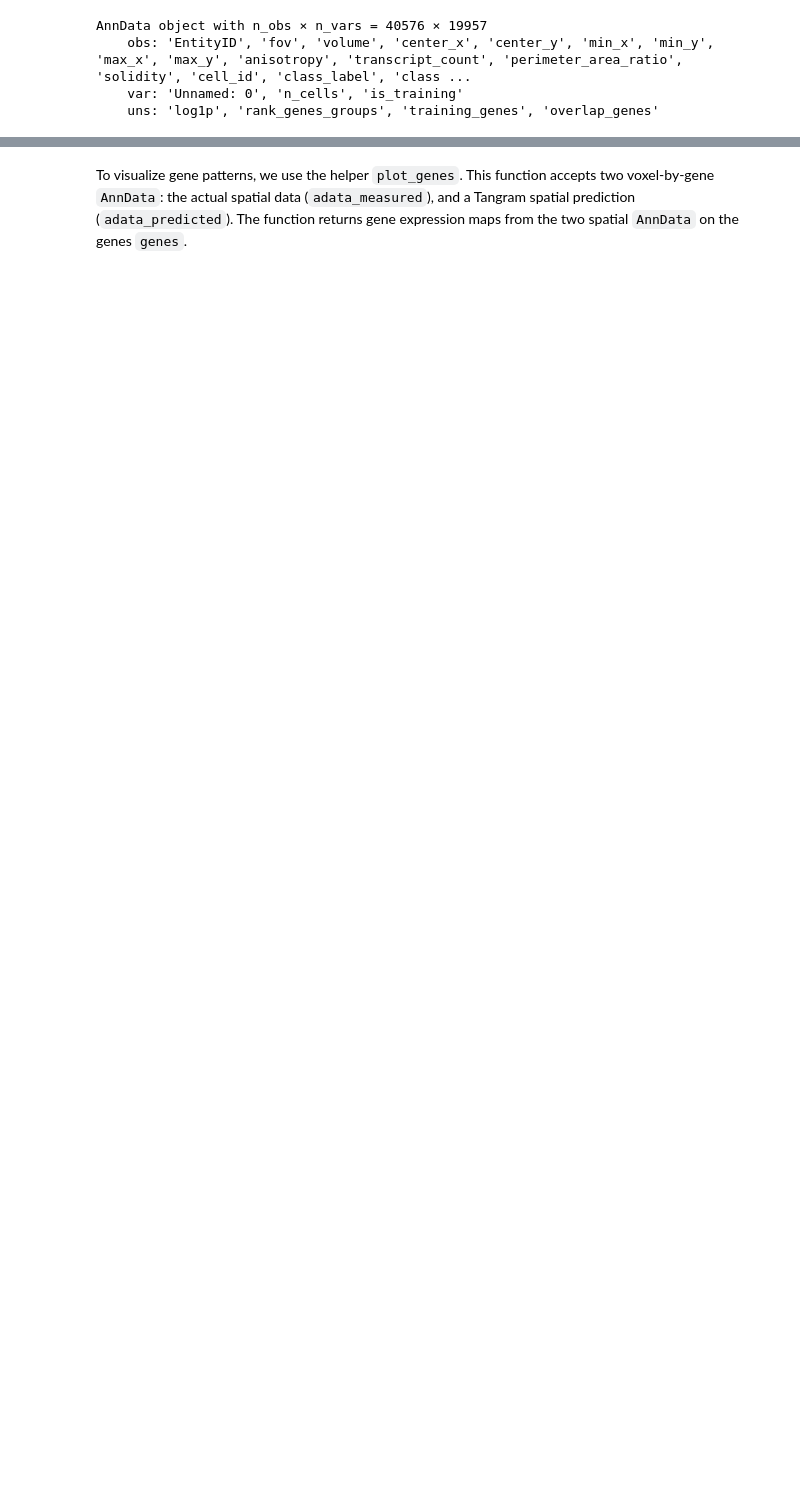
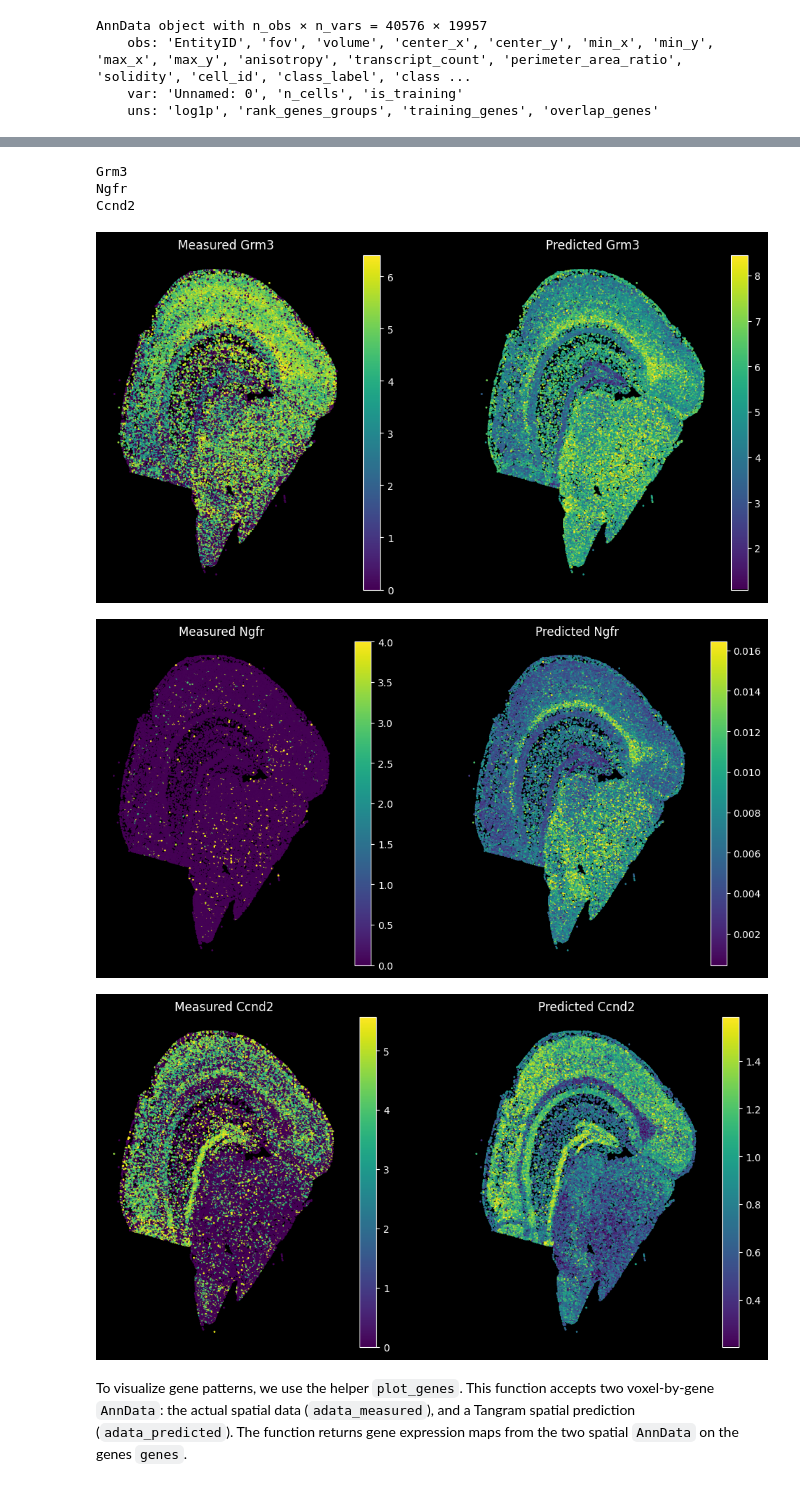
Before and after one commit to AmithH02/Spatial_Gene_Imputation, a Jupyter notebook: tangram_imputation.ipynb, the cells around one changed output, grey strips where cells are left out. Saved outputs shown, nothing was run; the diff lists cells and outputs as text; code cells hidden in the pictures; blank space fills up the shorter version.

Commit message:
Added expression plots and improved organisation

```diff
--- a/tangram_imputation.ipynb
+++ b/tangram_imputation.ipynb
@@ -314,0 +280,3 @@ ad_map.uns['train_genes_df']
+# %%
+ad_ge = sc.read("ad_ge.h5ad")
+# ad_ge.X = sparse.csr_matrix(ad_ge.X)
@@ -315,2 +317,35 @@ ad_map.uns['train_genes_df']
+# %%
+Gene_set = ['Grm3', 'Ngfr', 'Ccnd2']
+
+plt.style.use('dark_background')
+
+for i in Gene_set:
+  print(i)
+
+  idx1 = adata_st.var_names.get_loc(i)
+  idx2 = ad_ge.var_names.get_loc(i.lower())
+
+  fig, (ax1, ax2) = plt.subplots(1, 2, figsize=(12, 6))
+  ax1.axis('off')
+  cmap = adata_st.X[:,idx1]
+  cmap[cmap > np.percentile(cmap,99)] = np.percentile(cmap,99)        # Sets a maximum values for the 99th percentile
+  sc1 = ax1.scatter(adata_st.obs['center_x'], adata_st.obs['center_y'], s=1, c=cmap)
+  ax1.set_title('Measured ' + i, fontsize=12)
+  ax1.set_ylabel(i)
+  fig.colorbar(sc1, ax=ax1)  # Attach colorbar to the scatter
+
+  ax2.axis('off')
+  cmap = ad_ge.X[:,idx2]
+  cmap[cmap > np.percentile(cmap,99)] = np.percentile(cmap,99)
+  sc2 = ax2.scatter(ad_ge.obs['center_x'], ad_ge.obs['center_y'], s=1, c=cmap)
+  ax2.set_title('Predicted ' + i, fontsize=12)
+  fig.colorbar(sc2, ax=ax2)  # Attach colorbar to the scatter
+# %% [output]
+Grm3
+Ngfr
+Ccnd2
+[figure, added]
+[figure, added]
+[figure, added]
 # %% [markdown]
 To visualize gene patterns, we use the helper `plot_genes`. This function accepts two voxel-by-gene `AnnData`: the actual spatial data  (`adata_measured`), and a Tangram spatial prediction (`adata_predicted`). The function returns gene expression maps from the two spatial `AnnData` on the genes `genes`.
```
Also changed, not shown: parts of 22 cells of this notebook.
